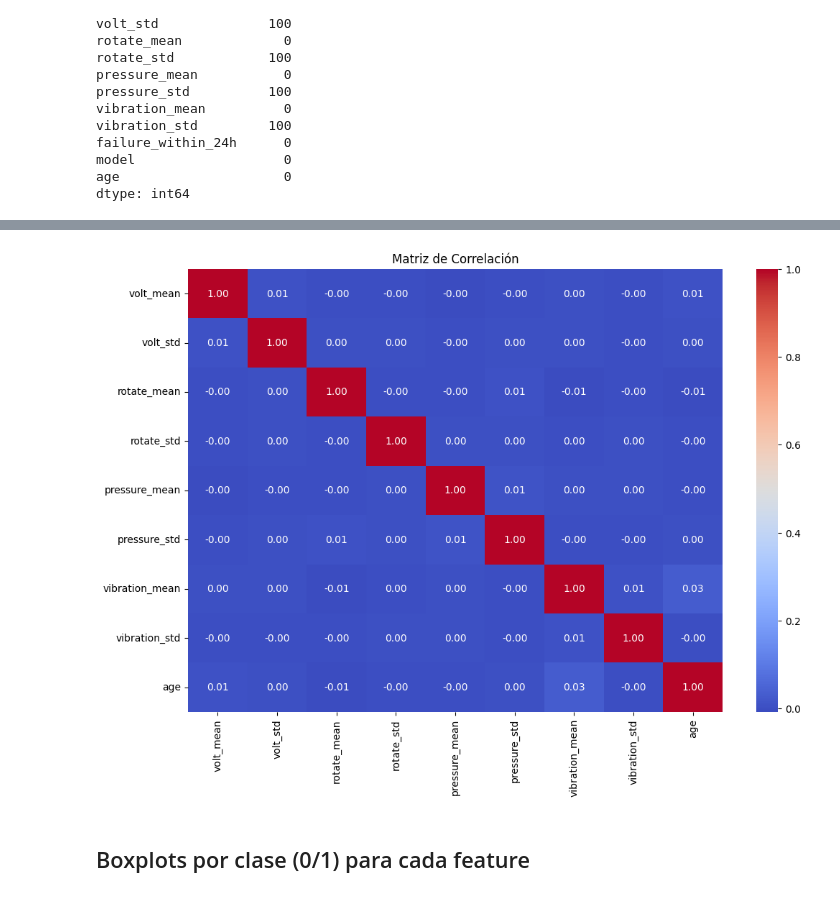
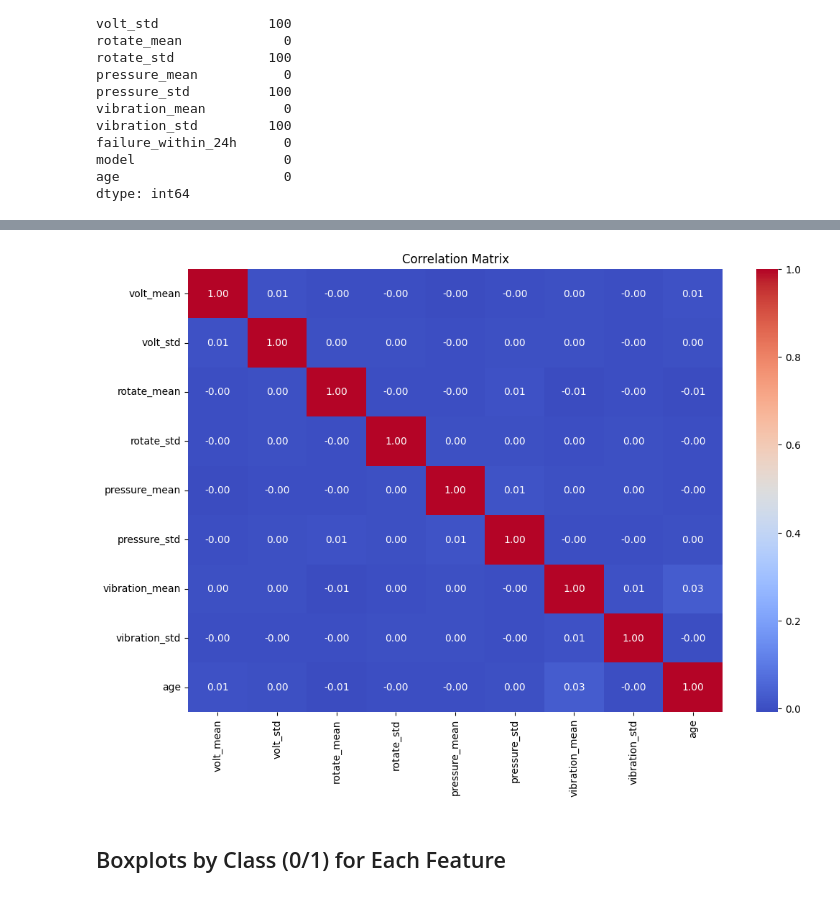
Before and after one commit to Raulizz/ML_Proyect, a Jupyter notebook: notebooks/eda.ipynb, the cells around one changed output, grey strips where cells are left out. Cells and saved outputs as stored; diff of their text form; code cells hidden in the pictures.

```diff
--- a/notebooks/eda.ipynb
+++ b/notebooks/eda.ipynb
@@ -74,13 +74,13 @@ Name: proportion, dtype: float64
 # %%
 numeric_cols = df.select_dtypes(include="number").drop(columns=["machineID", "failure_within_24h"])
 plt.figure(figsize=(12, 8))
 sns.heatmap(numeric_cols.corr(), annot=True, fmt=".2f", cmap="coolwarm")
-plt.title("Matriz de Correlación")
+plt.title("Correlation Matrix")
 plt.show()
 # %% [output]
-[figure, old version]
+[figure, new version]
 # %% [markdown]
-## Boxplots por clase (0/1) para cada feature
+## Boxplots by Class (0/1) for Each Feature
 # %%
 for col in numeric_cols.columns:
     plt.figure(figsize=(8, 4))
```
Also changed, not shown: parts of 11 cells of this notebook, 16 other files.
